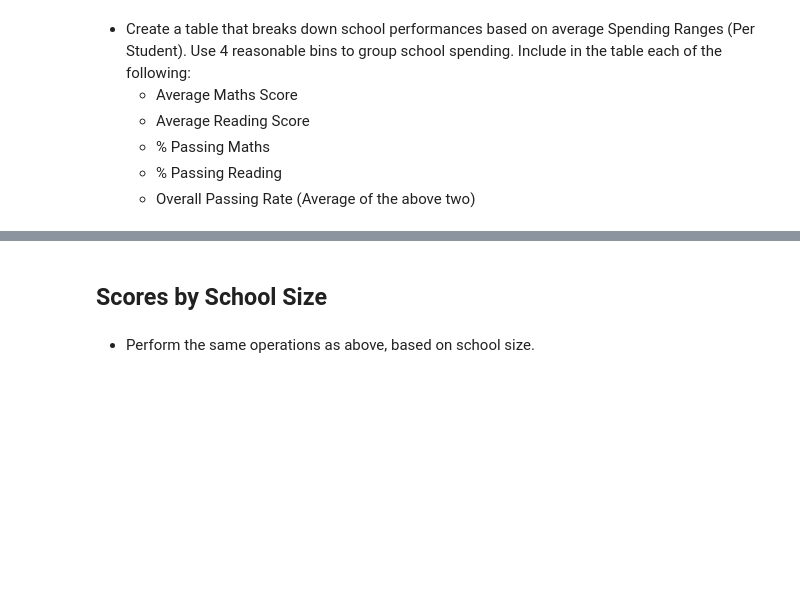
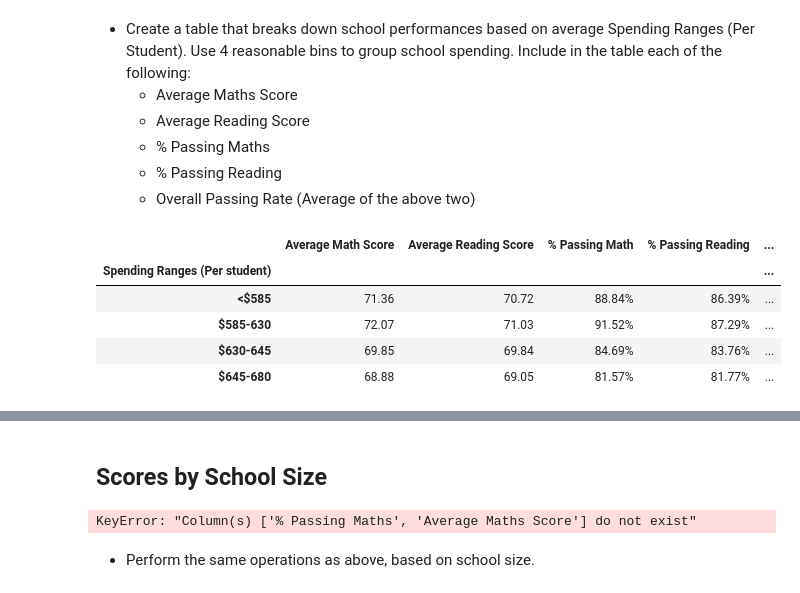
Before and after one commit to Hluu1/Panda-Challenge, a Jupyter notebook: PyCitySchools/PyCitySchools_starter.ipynb, the cells around one changed output, grey strips where cells are left out. Saved outputs shown, nothing was run; the diff lists cells and outputs as text; code cells hidden in the pictures; blank space fills up the shorter version.

Commit message:
fixed School Spending section

```diff
--- a/PyCitySchools/PyCitySchools_starter.ipynb
+++ b/PyCitySchools/PyCitySchools_starter.ipynb
@@ -252,6 +252,44 @@ reading_scores_table
   * % Passing Maths
   * % Passing Reading
   * Overall Passing Rate (Average of the above two)
+# %%
+school_summary["Per Student Budget"] = pd.to_numeric(school_summary["Per Student Budget"].replace("[\$,]", "", regex=True))
+
+spending_bins = [0, 585, 630, 645, 680]
+labels = ["<$585", "$585-630", "$630-645", "$645-680"]
+
+school_summary["Spending Ranges (Per student)"] = pd.cut(school_summary["Per Student Budget"], bins=spending_bins, labels=labels)
+
+spending_maths_scores = school_summary.groupby(["Spending Ranges (Per student)"]).mean()["Average Math Score"]
+spending_reading_scores = school_summary.groupby(["Spending Ranges (Per student)"]).mean()["Average Reading Score"]
+spending_passing_maths = school_summary.groupby(["Spending Ranges (Per student)"]).mean()["% Passing Math"]
+spending_passing_reading = school_summary.groupby(["Spending Ranges (Per student)"]).mean()["% Passing Reading"]
+overall_passing_spending = school_summary.groupby(["Spending Ranges (Per student)"]).mean()["% Overall Passing"]
+
+spending_summary = pd.DataFrame({
+    "Average Math Score": spending_maths_scores,
+    "Average Reading Score": spending_reading_scores,
+    "% Passing Math": spending_passing_maths,
+    "% Passing Reading": spending_passing_reading,
+    "% Overall Passing": overall_passing_spending
+})
+
+spending_summary["Average Math Score"] = spending_summary["Average Math Score"].map("{:.2f}".format)
+spending_summary["Average Reading Score"] = spending_summary["Average Reading Score"].map("{:.2f}".format)
+spending_summary["% Passing Math"] = spending_summary["% Passing Math"].map("{:.2f}%".format)
+spending_summary["% Passing Reading"] = spending_summary["% Passing Reading"].map("{:.2f}%".format)
+spending_summary["% Overall Passing"] = spending_summary["% Overall Passing"].map("{:.2f}%".format)
+
+spending_summary.index.name = "Spending Ranges (Per student)"
+
+spending_summary
+# %% [output]
+|  | Average Math Score | Average Reading Score | % Passing Math | % Passing Reading | ... |
+| Spending Ranges (Per student) |  |  |  |  | ... |
+| <$585 | 71.36 | 70.72 | 88.84% | 86.39% | ... |
+| $585-630 | 72.07 | 71.03 | 91.52% | 87.29% | ... |
+| $630-645 | 69.85 | 69.84 | 84.69% | 83.76% | ... |
+| $645-680 | 68.88 | 69.05 | 81.57% | 81.77% | ... |
 # %%
 # %% [output]
 |  | Average Maths Score | Average Reading Score | % Passing Maths | % Passing Reading | ... |
@@ -262,6 +300,24 @@ reading_scores_table
 | $645-680 | 68.88 | 69.05 | 81.57 | 81.77 | ... |
 # %% [markdown]
 ## Scores by School Size
+# %%
+# Step 1
+size_bins = [0, 1000, 2000, 5000]
+labels = ["Small (<1000)", "Medium (1000-2000)", "Large (2000-5000)"]
+
+# Step 2
+school_summary["Size"] = pd.cut(school_summary["Total Students"], bins=size_bins, labels=labels)
+
+# Step 3
+size_summary = school_summary.groupby("Size").agg({
+    "Average Maths Score": "mean",
+    "Average Reading Score": "mean",
+    "% Passing Maths": "mean",
+    "% Passing Reading": "mean",
+    "% Overall Passing": "mean"
+})
+# %% [output]
+KeyError: "Column(s) ['% Passing Maths', 'Average Maths Score'] do not exist"
 # %% [markdown]
 * Perform the same operations as above, based on school size.
 # %%
```
